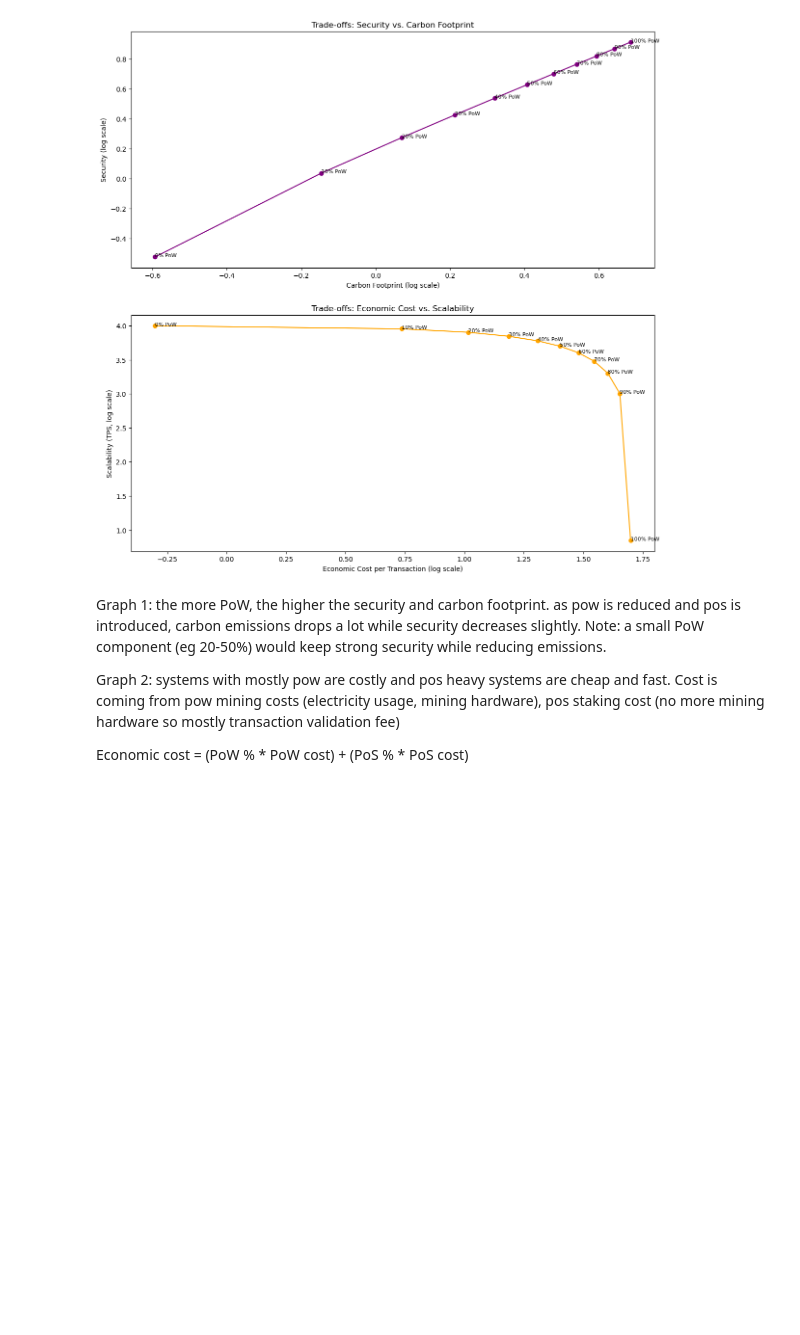
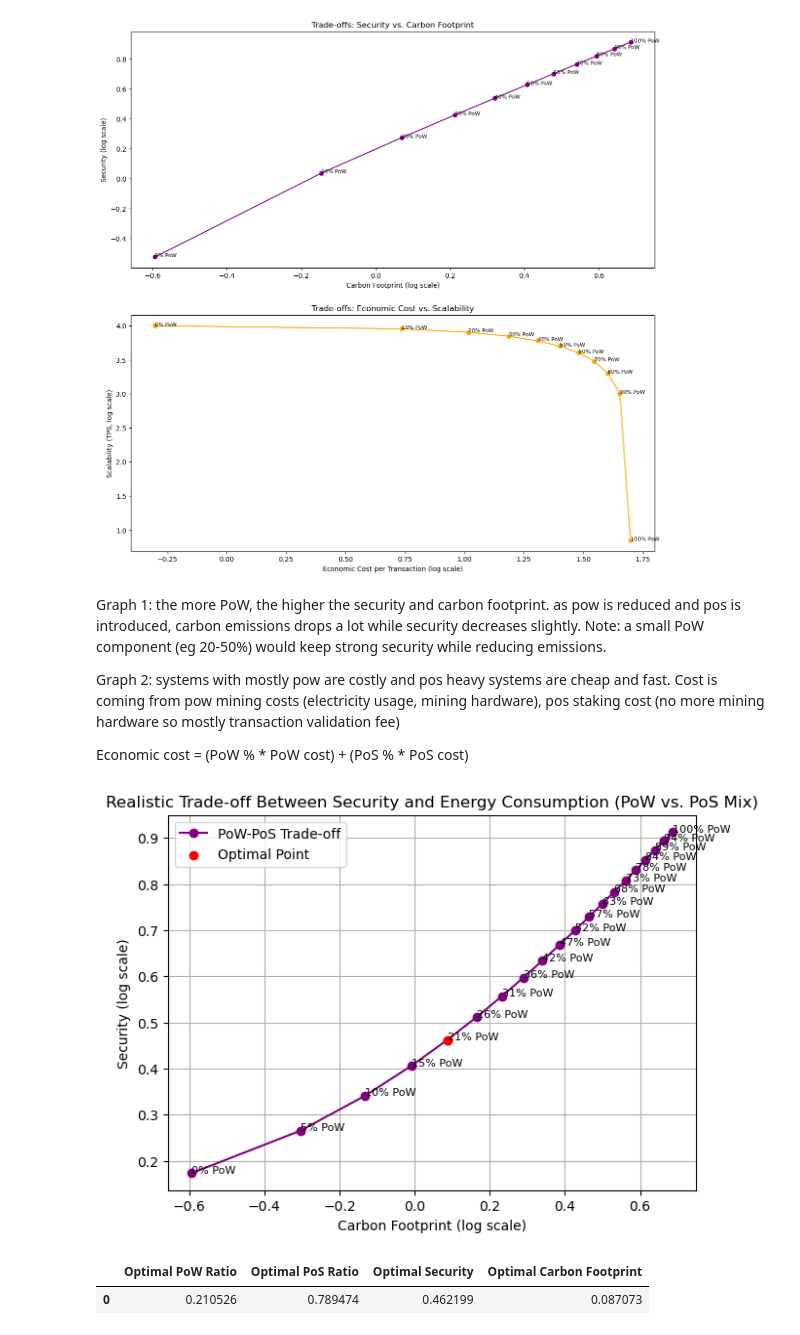
Before and after one commit to mscarpati/bitcoin-mining-tradeoffs, a Jupyter notebook: pow_analysis.ipynb, the cells around one changed output. Drawn from its saved outputs; the diff is of its cells as text; code cells hidden in the pictures; blank space fills up the shorter version.

Commit message:
energy v security tradeoff

```diff
--- a/pow_analysis.ipynb
+++ b/pow_analysis.ipynb
@@ -286,3 +249,66 @@ Graph 1: the more PoW, the higher the security and carbon footprint. as pow is r
 Graph 2: systems with mostly pow are costly and pos heavy systems are cheap and fast. Cost is coming from pow mining costs (electricity usage, mining hardware), pos staking cost (no more mining hardware so mostly transaction validation fee)
 
 Economic cost = (PoW % * PoW cost) + (PoS % * PoS cost)
+# %%
+import numpy as np
+import matplotlib.pyplot as plt
+import pandas as pd
+
+# Define staking participation (Ethereum is ~30% staked currently as a realistic estimate)
+staking_participation = 0.30  # 30% of supply is staked
+
+# More dynamic security model for PoS (realistic assumption: security scales with staked percentage)
+security_pos = staking_participation * 100  # e.g., 30% staking → 30% security instead of 99%
+security_pos = np.log10(security_pos + 1)  # Log scale for fair comparison
+
+# Mock security values for PoW (log scale for fair comparison)
+security_pow = np.log10(150 * 10**6)  # PoW security proxy based on Bitcoin hashrate (log scale)
+
+# Mock carbon footprint values (log scale for fair comparison)
+carbon_pow = np.log10(175.87 * 400)  # PoW carbon footprint proxy (log scale)
+carbon_pos = np.log10(0.002 * 400 + 1)  # PoS carbon footprint proxy (log scale)
+
+# Generate trade-off data for different PoW-PoS ratios
+pow_ratios = np.linspace(0, 1, 20)  # From 0% to 100% PoW in increments
+security_values = pow_ratios * security_pow + (1 - pow_ratios) * security_pos
+carbon_values = pow_ratios * carbon_pow + (1 - pow_ratios) * carbon_pos
+
+# Normalize for visualization (log scale)
+carbon_values_normalized = np.log10(carbon_values)
+security_values_normalized = np.log10(security_values)
+
+# Identify the optimal trade-off point using a heuristic:
+# The highest security-to-carbon efficiency ratio (realistic case, not best case)
+optimal_index = np.argmax(security_values_normalized / carbon_values_normalized)
+optimal_pow_ratio = pow_ratios[optimal_index]
+
+# Plot Security vs. Carbon Footprint Trade-off
+plt.figure(figsize=(7, 5))
+plt.plot(carbon_values_normalized, security_values_normalized, marker='o', linestyle='-', color='purple', label="PoW-PoS Trade-off")
+plt.scatter(carbon_values_normalized[optimal_index], security_values_normalized[optimal_index], color='red', label="Optimal Point", zorder=3)
+
+# Annotate key points
+for i, ratio in enumerate(pow_ratios):
+    plt.text(carbon_values_normalized[i], security_values_normalized[i], f"{int(ratio*100)}% PoW", fontsize=8)
+
+plt.xlabel("Carbon Footprint (log scale)")
+plt.ylabel("Security (log scale)")
+plt.title("Realistic Trade-off Between Security and Energy Consumption (PoW vs. PoS Mix)")
+plt.legend()
+plt.grid()
+plt.show()
+
+# Display the optimal ratio
+optimal_results = {
+    "Optimal PoW Ratio": optimal_pow_ratio,
+    "Optimal PoS Ratio": 1 - optimal_pow_ratio,
+    "Optimal Security": security_values_normalized[optimal_index],
+    "Optimal Carbon Footprint": carbon_values_normalized[optimal_index],
+}
+
+optimal_df = pd.DataFrame([optimal_results])
+display(optimal_df)
+# %% [output]
+[figure, added]
+|  | Optimal PoW Ratio | Optimal PoS Ratio | Optimal Security | Optimal Carbon Footprint |
+| 0 | 0.210526 | 0.789474 | 0.462199 | 0.087073 |
```
Also changed, not shown: parts of 6 cells of this notebook.
